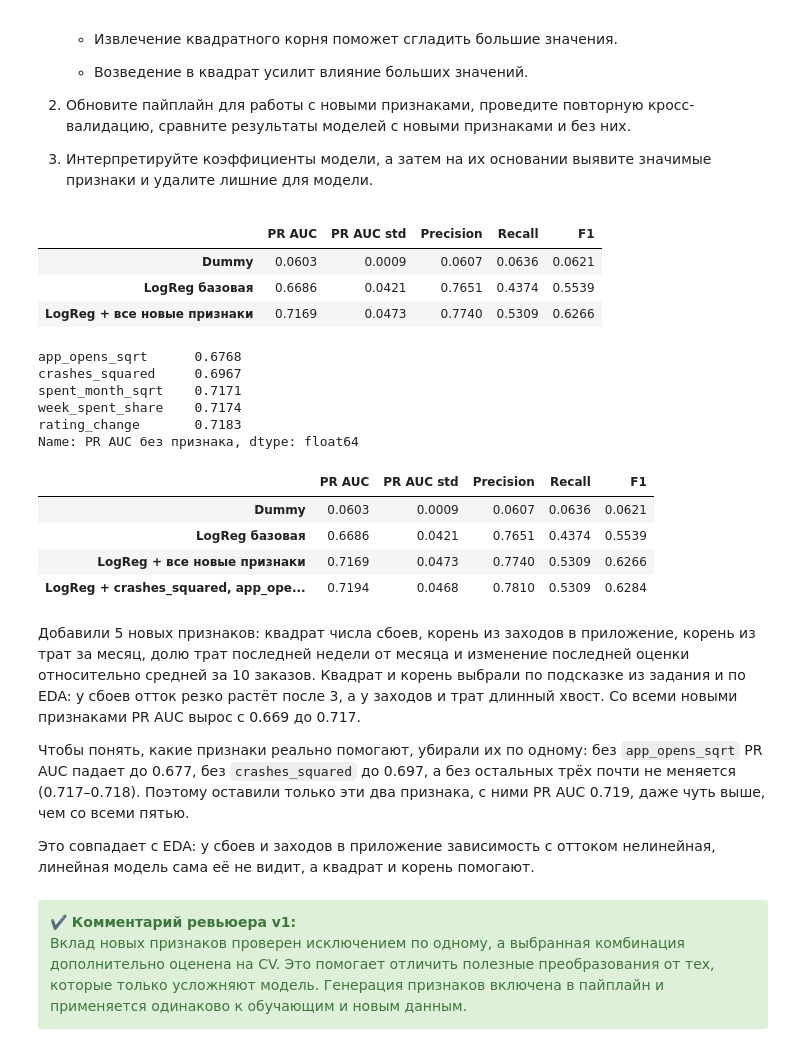
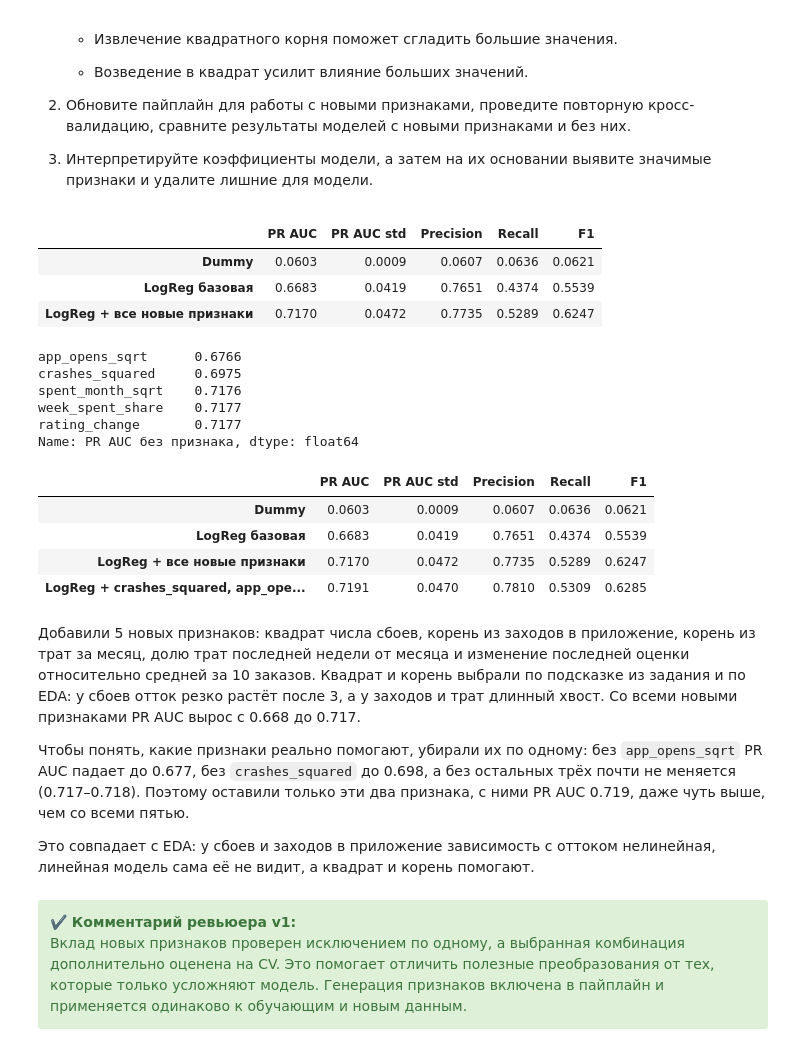
Before and after one commit to dontroublo/delivery-coffee, a Jupyter notebook: coffee_churn.ipynb, the cells around one changed output. Drawn from its saved outputs; the diff is of its cells as text; code cells hidden in the pictures.

Commit message:
fix: трансформер OutlierClipper учит границы выбросов в fit (замечание 3)

```diff
--- a/coffee_churn.ipynb
+++ b/coffee_churn.ipynb
@@ -675,24 +675,37 @@ print(f'Тестовая выборка: {X_test.shape}, доля оттока {
 Обучающая выборка: (8360, 24), доля оттока 0.060
 Тестовая выборка: (2090, 24), доля оттока 0.060
 # %%
+from sklearn.base import BaseEstimator, TransformerMixin
 from sklearn.preprocessing import FunctionTransformer
 
 numeric_features = list(numeric_columns)
 categorical_features = list(category_columns.drop('geo_location'))
 binary_features = binary_columns
 
-# границы для выбросов считаем только по обучающей выборке
-# нижняя граница не меньше 0, потому что все числовые признаки по смыслу неотрицательные
-lower_bounds = X_train[numeric_features].quantile(0.01).clip(lower=0)
-upper_bounds = X_train[numeric_features].quantile(0.99)
+
+class OutlierClipper(BaseEstimator, TransformerMixin):
+    """Обрезает выбросы по квантилям.
+    Границы считаются в fit только по тем данным, на которых обучается пайплайн
+    (внутри кросс-валидации — отдельно в каждом фолде), и хранятся в самом трансформере."""
+
+    def __init__(self, lower_quantile=0.01, upper_quantile=0.99):
+        self.lower_quantile = lower_quantile
+        self.upper_quantile = upper_quantile
+
+    def fit(self, X, y=None):
+        X = pd.DataFrame(X)
+        # нижняя граница не меньше 0, потому что все числовые признаки по смыслу неотрицательные
+        self.lower_bounds_ = X.quantile(self.lower_quantile).clip(lower=0)
+        self.upper_bounds_ = X.quantile(self.upper_quantile)
+        return self
+
+    def transform(self, X):
+        return pd.DataFrame(X).clip(self.lower_bounds_, self.upper_bounds_, axis=1)
 
 
-def clip_outliers(X):
-    """Обрезает значения числовых признаков по границам, посчитанным на обучающей выборке."""
-    return X.clip(lower_bounds[X.columns], upper_bounds[X.columns], axis=1)
-
-
-pd.DataFrame({'Нижняя граница': lower_bounds, 'Верхняя граница': upper_bounds}).round(2)
+# для примера смотрим границы, которые трансформер выучит на всей обучающей выборке
+clipper = OutlierClipper().fit(X_train[numeric_features])
+pd.DataFrame({'Нижняя граница': clipper.lower_bounds_, 'Верхняя граница': clipper.upper_bounds_}).round(2)
 # %% [output]
 |  | Нижняя граница | Верхняя граница |
 | days_since_last_order | 0.00 | 21.00 |
@@ -721,7 +738,7 @@ def make_preprocessor(numeric, categorical, binary):
     """Собирает предобработку из трёх пайплайнов: для числовых, категориальных и бинарных признаков."""
     # выбросы, пропуски, масштабирование
     numeric_pipeline = Pipeline([
-        ('outliers', FunctionTransformer(clip_outliers)),
+        ('outliers', OutlierClipper()),
         ('imputer', SimpleImputer(strategy='median')),
         ('scaler', StandardScaler()),
     ])
@@ -868,41 +885,35 @@ def add_features(X):
     X['crashes_squared'] = X['app_crashes_last_month'] ** 2
     # у заходов в приложение длинный хвост, корень сглаживает большие значения
     X['app_opens_sqrt'] = np.sqrt(X['app_opens_per_week'].clip(lower=0))
     # корень из трат за месяц, тоже длинный хвост
     X['spent_month_sqrt'] = np.sqrt(X['total_spent_last_month'].clip(lower=0))
     # какая часть месячных трат пришлась на последнюю неделю
     X['week_spent_share'] = X['total_spent_last_week'] / X['total_spent_last_month'].where(X['total_spent_last_month'] > 0)
     # насколько последняя оценка отличается от средней за 10 заказов
     X['rating_change'] = X['review_rating_last_1'] - X['review_rating_last_10']
     return X
 
 
 new_features = ['crashes_squared', 'app_opens_sqrt', 'spent_month_sqrt', 'week_spent_share', 'rating_change']
 
-# границы выбросов для новых признаков тоже считаем по обучающей выборке
-X_train_new = add_features(X_train)[new_features]
-lower_bounds = pd.concat([lower_bounds, X_train_new.quantile(0.01).clip(lower=0)])
-upper_bounds = pd.concat([upper_bounds, X_train_new.quantile(0.99)])
-
-
 def make_fe_model(numeric, categorical, binary, **model_params):
     """Пайплайн: новые признаки + предобработка + логистическая регрессия."""
     params = {'random_state': RANDOM_STATE, 'max_iter': 1000}
     params.update(model_params)
     return Pipeline([
         ('features', FunctionTransformer(add_features)),
         ('preprocessor', make_preprocessor(numeric, categorical, binary)),
         ('model', LogisticRegression(**params)),
     ])
 
 
 fe_model = make_fe_model(numeric_features + new_features, categorical_features, binary_features)
 evaluate(fe_model, 'LogReg + все новые признаки')
 # %% [output]
 |  | PR AUC | PR AUC std | Precision | Recall | F1 |
 | Dummy | 0.0603 | 0.0009 | 0.0607 | 0.0636 | 0.0621 |
-| LogReg базовая | 0.6686 | 0.0421 | 0.7651 | 0.4374 | 0.5539 |
-| LogReg + все новые признаки | 0.7169 | 0.0473 | 0.7740 | 0.5309 | 0.6266 |
+| LogReg базовая | 0.6683 | 0.0419 | 0.7651 | 0.4374 | 0.5539 |
+| LogReg + все новые признаки | 0.7170 | 0.0472 | 0.7735 | 0.5289 | 0.6247 |
 # %%
 # проверяем вклад каждого нового признака: убираем по одному и смотрим, как меняется PR AUC
 feature_check = {}
@@ -913,11 +924,11 @@ for feature in new_features:
 
 pd.Series(feature_check, name='PR AUC без признака').sort_values().round(4)
 # %% [output]
-app_opens_sqrt      0.6768
-crashes_squared     0.6967
-spent_month_sqrt    0.7171
-week_spent_share    0.7174
-rating_change       0.7183
+app_opens_sqrt      0.6766
+crashes_squared     0.6975
+spent_month_sqrt    0.7176
+week_spent_share    0.7177
+rating_change       0.7177
 Name: PR AUC без признака, dtype: float64
 # %%
 useful_features = ['crashes_squared', 'app_opens_sqrt']
@@ -927,13 +938,13 @@ evaluate(fe2_model, 'LogReg + crashes_squared, app_opens_sqrt')
 # %% [output]
 |  | PR AUC | PR AUC std | Precision | Recall | F1 |
 | Dummy | 0.0603 | 0.0009 | 0.0607 | 0.0636 | 0.0621 |
-| LogReg базовая | 0.6686 | 0.0421 | 0.7651 | 0.4374 | 0.5539 |
-| LogReg + все новые признаки | 0.7169 | 0.0473 | 0.7740 | 0.5309 | 0.6266 |
-| LogReg + crashes_squared, app_ope... | 0.7194 | 0.0468 | 0.7810 | 0.5309 | 0.6284 |
+| LogReg базовая | 0.6683 | 0.0419 | 0.7651 | 0.4374 | 0.5539 |
+| LogReg + все новые признаки | 0.7170 | 0.0472 | 0.7735 | 0.5289 | 0.6247 |
+| LogReg + crashes_squared, app_ope... | 0.7191 | 0.0470 | 0.7810 | 0.5309 | 0.6285 |
 # %% [markdown]
-Добавили 5 новых признаков: квадрат числа сбоев, корень из заходов в приложение, корень из трат за месяц, долю трат последней недели от месяца и изменение последней оценки относительно средней за 10 заказов. Квадрат и корень выбрали по подсказке из задания и по EDA: у сбоев отток резко растёт после 3, а у заходов и трат длинный хвост. Со всеми новыми признаками PR AUC вырос с 0.669 до 0.717.
+Добавили 5 новых признаков: квадрат числа сбоев, корень из заходов в приложение, корень из трат за месяц, долю трат последней недели от месяца и изменение последней оценки относительно средней за 10 заказов. Квадрат и корень выбрали по подсказке из задания и по EDA: у сбоев отток резко растёт после 3, а у заходов и трат длинный хвост. Со всеми новыми признаками PR AUC вырос с 0.668 до 0.717.
 
-Чтобы понять, какие признаки реально помогают, убирали их по одному: без `app_opens_sqrt` PR AUC падает до 0.677, без `crashes_squared` до 0.697, а без остальных трёх почти не меняется (0.717–0.718). Поэтому оставили только эти два признака, с ними PR AUC 0.719, даже чуть выше, чем со всеми пятью.
+Чтобы понять, какие признаки реально помогают, убирали их по одному: без `app_opens_sqrt` PR AUC падает до 0.677, без `crashes_squared` до 0.698, а без остальных трёх почти не меняется (0.717–0.718). Поэтому оставили только эти два признака, с ними PR AUC 0.719, даже чуть выше, чем со всеми пятью.
 
 Это совпадает с EDA: у сбоев и заходов в приложение зависимость с оттоком нелинейная, линейная модель сама её не видит, а квадрат и корень помогают.
 # %% [markdown]
```
Also changed, not shown: parts of 13 cells of this notebook, 1 other file.
